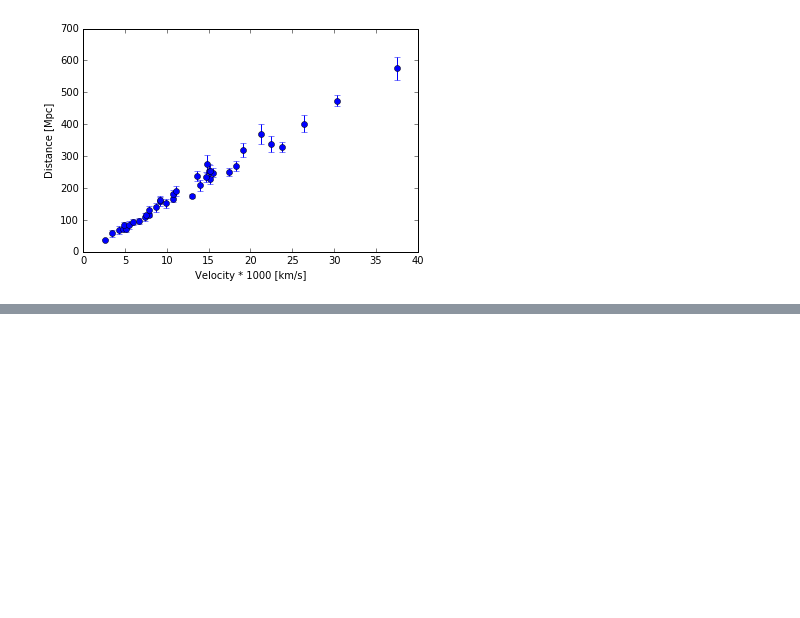
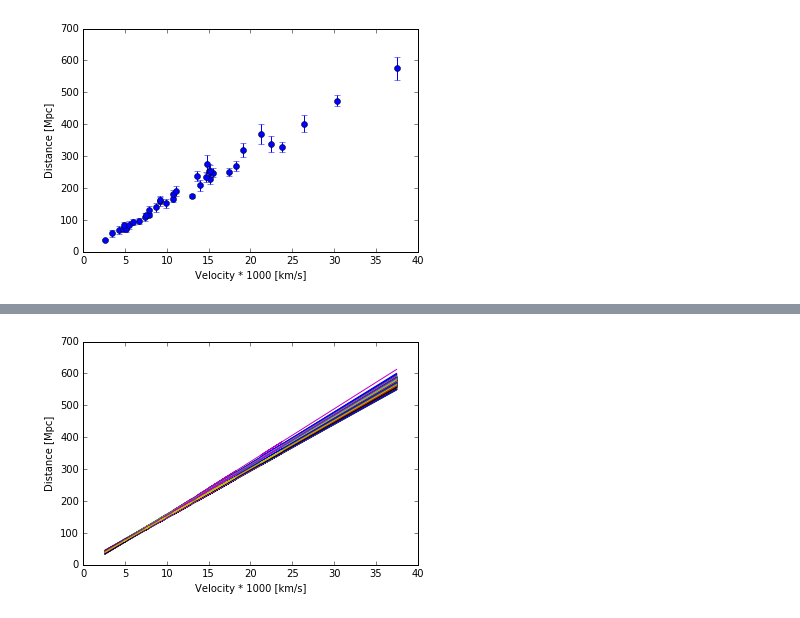
Before and after one commit to LLi1996/astrostat_lab1, a Jupyter notebook: code/lab1_larry.ipynb, the cells around one changed output, grey strips where cells are left out. Saved outputs shown, nothing was run; the diff lists cells and outputs as text; code cells hidden in the pictures; blank space fills up the shorter version.

```diff
--- a/code/lab1_larry.ipynb
+++ b/code/lab1_larry.ipynb
@@ -35,0 +86,22 @@ print np.polyfit(velocity, distance, 1)
+# %%
+def create_perturbed_data(data, weight):
+    perturb = np.random.normal(data, weight)
+    return perturb
+# %%
+fig8 = plt.figure()
+ax1 = fig8.add_subplot(111)
+
+run_num = 1000
+gradient = []
+for i in range(run_num):
+    new_data = create_perturbed_data(distance, distance_err)
+    new_fit_coef = np.polyfit(velocity, new_data, 1, w=(1/distance_err))
+
+    gradient.append(new_fit_coef[0])
+
+    ax1.plot(velocity, velocity * new_fit_coef[0] + new_fit_coef[1])
+    ax1.set_xlabel('Velocity * 1000 [km/s]')
+    ax1.set_ylabel('Distance [Mpc]')
+plt.show()
+# %% [output]
+[figure, added]
```
Also changed, not shown: parts of 15 cells of this notebook.
